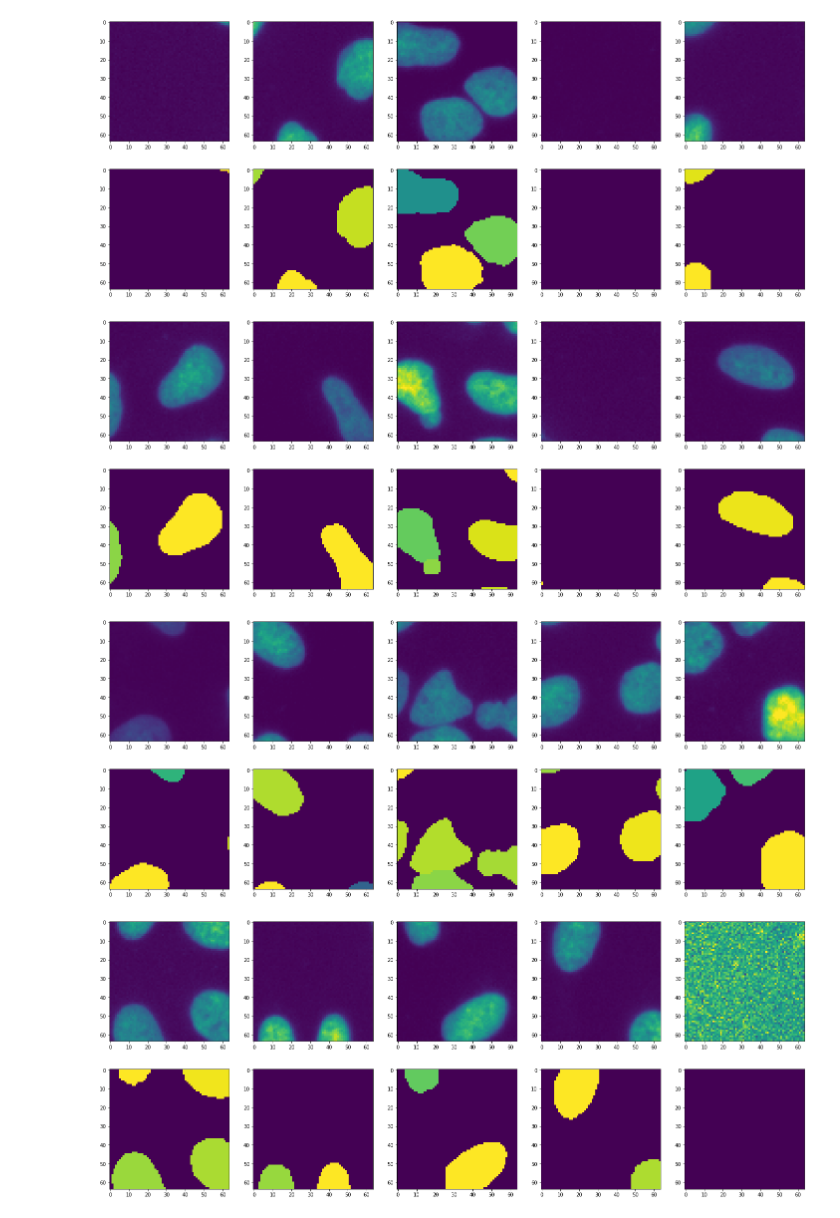
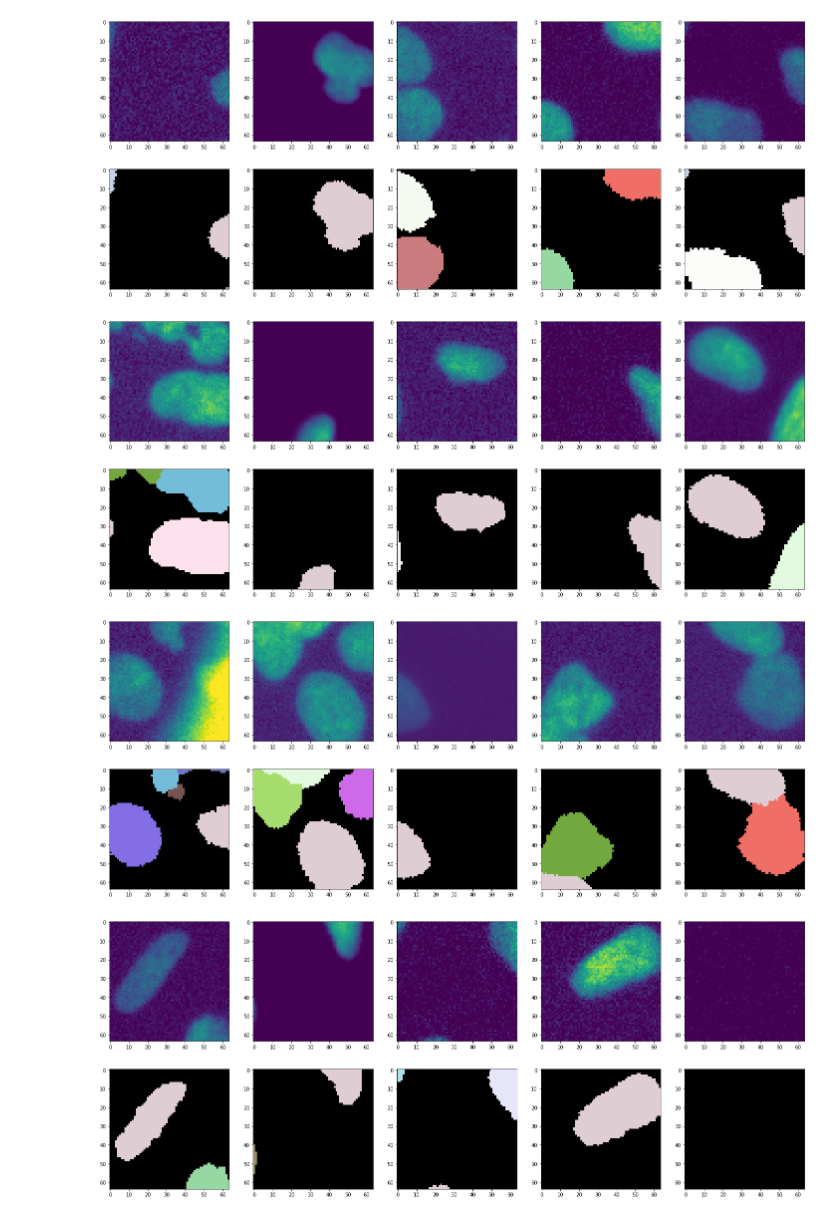
Before and after one commit to fmi-faim/faim-dl, a Jupyter notebook: example/DataLoader.ipynb, the cells around one changed output. Drawn from its saved outputs; the diff is of its cells as text; code cells hidden in the pictures.

```diff
--- a/example/DataLoader.ipynb
+++ b/example/DataLoader.ipynb
@@ -28,3 +0,0 @@ request[raw] = gp.Roi((0,0), (64, 64))
-# %%
-with gp.build(pipeline):
-    batch = pipeline.request_batch(request)
@@ -121,0 +14,2 @@ len(dl)
+# %%
+datarecord = DefaultDataRecord.deserialize('./dataset/BBBC039.zarr/BBBC039_rdf.json')
@@ -122,4 +22,28 @@ len(dl)
+# %%
+train_hist = datarecord.histograms['train_data']
+ds = ZarrDataset('./dataset/BBBC039.zarr',
+                 dataset_name='train_data',
+                 target_name='nuclei',
+                 random_location=True,
+                 simple_augment=True,
+                 elastic_augment={"control_point_spacing": (16, 16),
+                                  "jitter_sigma": (1.5, 1.5),
+                                  "rotation_interval": (0, math.pi / 2),
+                                  "scale_interval": (0.9, 1.1)},
+                 intensity_augment={"scale_min": 0.9,
+                                    "scale_max": 1.1,
+                                    "shift_min": -0.1,
+                                    "shift_max": 0.1},
+                 noise_augment={"mean": 0, "min_var": 0.05, "max_var": 0.001},
+                 shape=(64, 64),
+                 normalization_mi_ma=(train_hist.quantile(0.03), train_hist.quantile(0.998)))
+# %%
+colors = np.random.rand(255, 4)
+colors[0] = 0
+colors[0,-1] = 1
+label_cmap = ListedColormap(colors)
 # %%
+dl = DataLoader(ds, batch_size=5)
 for batch in dl:
     plt.figure(figsize=(25,10))
     plt.subplot(2,5,1)
@@ -133,14 +57,14 @@ for batch in dl:
     plt.subplot(2,5,5)
     plt.imshow(batch[0][4,...,0], vmin=0, vmax=1)
     plt.subplot(2,5,6)
-    plt.imshow(batch[1][0,...,0])
+    plt.imshow(batch[1][0,...,0], cmap=label_cmap, interpolation='nearest')
     plt.subplot(2,5,7)
-    plt.imshow(batch[1][1,...,0])
+    plt.imshow(batch[1][1,...,0], cmap=label_cmap, interpolation='nearest')
     plt.subplot(2,5,8)
-    plt.imshow(batch[1][2,...,0])
+    plt.imshow(batch[1][2,...,0], cmap=label_cmap, interpolation='nearest')
     plt.subplot(2,5,9)
-    plt.imshow(batch[1][3,...,0])
+    plt.imshow(batch[1][3,...,0], cmap=label_cmap, interpolation='nearest')
     plt.subplot(2,5,10)
-    plt.imshow(batch[1][4,...,0])
+    plt.imshow(batch[1][4,...,0], cmap=label_cmap, interpolation='nearest')
     plt.show()
 # %% [output]
@@ -150,4 +74,4 @@ for batch in dl:
-[figure, old version]
+[figure, new version]
-[figure, old version]
+[figure, new version]
-[figure, old version]
+[figure, new version]
-[figure, old version]
+[figure, new version]
```
Also changed, not shown: parts of 25 cells of this notebook, 13 other files.
